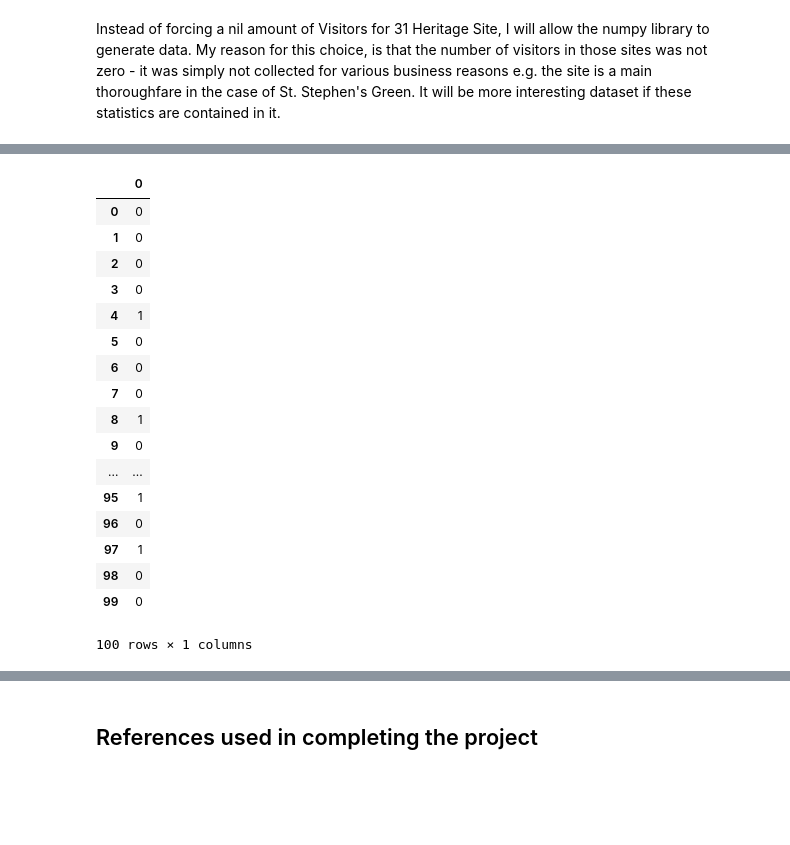
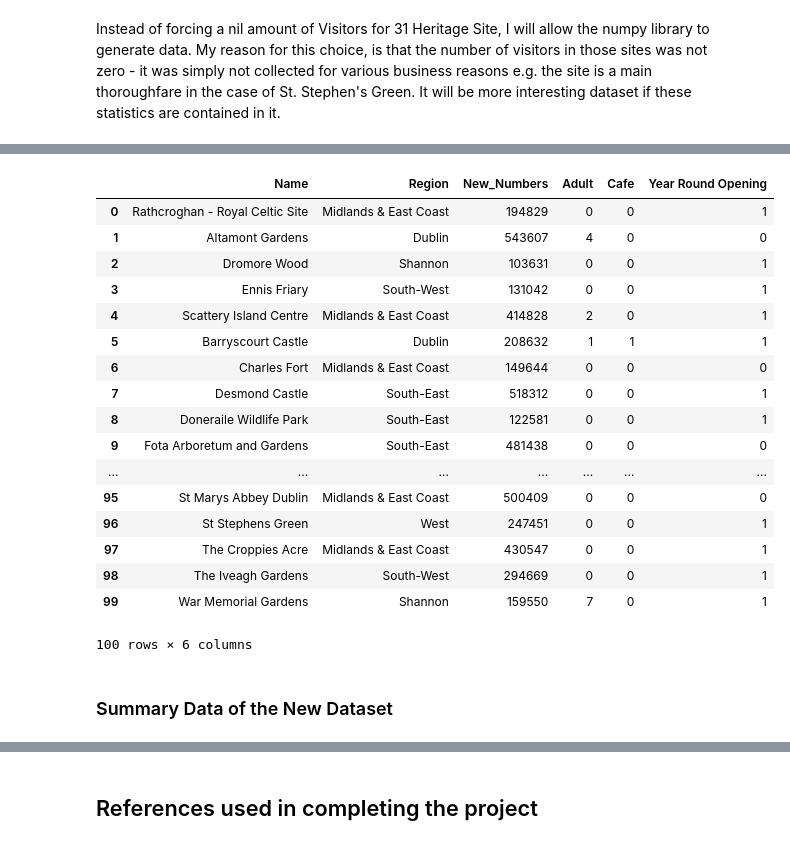
Before and after one commit to ClodaghMurphy/ProgDA_ProjectDec2019, a Jupyter notebook: ProgDA_ProjectDec2019.ipynb, the cells around one changed output, grey strips where cells are left out. Drawn from its saved outputs; the diff is of its cells as text; code cells hidden in the pictures; blank space fills up the shorter version.

```diff
--- a/ProgDA_ProjectDec2019.ipynb
+++ b/ProgDA_ProjectDec2019.ipynb
@@ -209,35 +211,30 @@ In the original dataset, 9 out of 100 Heritage Sites have a Cafe on site
 # %%
 #Code adapted from https://docs.scipy.org/doc/numpy-1.15.0/reference/generated/numpy.random.binomial.html
-n, p = 1, .42  # number of trials, probability of each trial
-df9 = pd.DataFrame(np.random.binomial(n, p, 100))
-df9
-
-
-#allocate 100 instances of cafe
-#cafe = ["Yes", "No"]#create list of options for gender
-
-#df9 = pd.DataFrame(np.random.choice(cafe, 100))#generate 100 random selections of gender
-#df9
+n, p = 1, .42  # number of trials, probability of each trial is 42/100
+df6 = pd.DataFrame((np.random.binomial(n, p, 100)), columns = ['Year Round Opening'])
+#df6
-# %% [output]
-|  | 0 |
-| 0 | 0 |
-| 1 | 0 |
-| 2 | 0 |
-| 3 | 0 |
-| 4 | 1 |
-| 5 | 0 |
-| 6 | 0 |
-| 7 | 0 |
-| 8 | 1 |
-| 9 | 0 |
-| ... | ... |
-| 95 | 1 |
-| 96 | 0 |
-| 97 | 1 |
-| 98 | 0 |
-| 99 | 0 |
-100 rows × 1 columns
 # %%
 #Code adapted from https://stackoverflow.com/questions/28135436/concatenate-rows-of-two-dataframes-in-pandas
-New_Dataset = pd.concat([New_Names,df2, df3, df4, df5,df6, df7, df8], axis=1)
-#New_Dataset
+New_Dataset = pd.concat([New_Names,df2, df3, df4, df5, df6,], axis=1)
+New_Dataset
+# %% [output]
+|  | Name | Region | New_Numbers | Adult | Cafe | Year Round Opening |
+| 0 | Rathcroghan - Royal Celtic Site | Midlands & East Coast | 194829 | 0 | 0 | 1 |
+| 1 | Altamont Gardens | Dublin | 543607 | 4 | 0 | 0 |
+| 2 | Dromore Wood | Shannon | 103631 | 0 | 0 | 1 |
+| 3 | Ennis Friary | South-West | 131042 | 0 | 0 | 1 |
+| 4 | Scattery Island Centre | Midlands & East Coast | 414828 | 2 | 0 | 1 |
+| 5 | Barryscourt Castle | Dublin | 208632 | 1 | 1 | 1 |
+| 6 | Charles Fort | Midlands & East Coast | 149644 | 0 | 0 | 0 |
+| 7 | Desmond Castle | South-East | 518312 | 0 | 0 | 1 |
+| 8 | Doneraile Wildlife Park | South-East | 122581 | 0 | 0 | 1 |
+| 9 | Fota Arboretum and Gardens | South-East | 481438 | 0 | 0 | 0 |
+| ... | ... | ... | ... | ... | ... | ... |
+| 95 | St Marys Abbey Dublin | Midlands & East Coast | 500409 | 0 | 0 | 0 |
+| 96 | St Stephens Green | West | 247451 | 0 | 0 | 1 |
+| 97 | The Croppies Acre | Midlands & East Coast | 430547 | 0 | 0 | 1 |
+| 98 | The Iveagh Gardens | South-West | 294669 | 0 | 0 | 1 |
+| 99 | War Memorial Gardens | Shannon | 159550 | 7 | 0 | 1 |
+100 rows × 6 columns
+# %% [markdown]
+### Summary Data of the New Dataset
```
Also changed, not shown: parts of 21 cells of this notebook.
